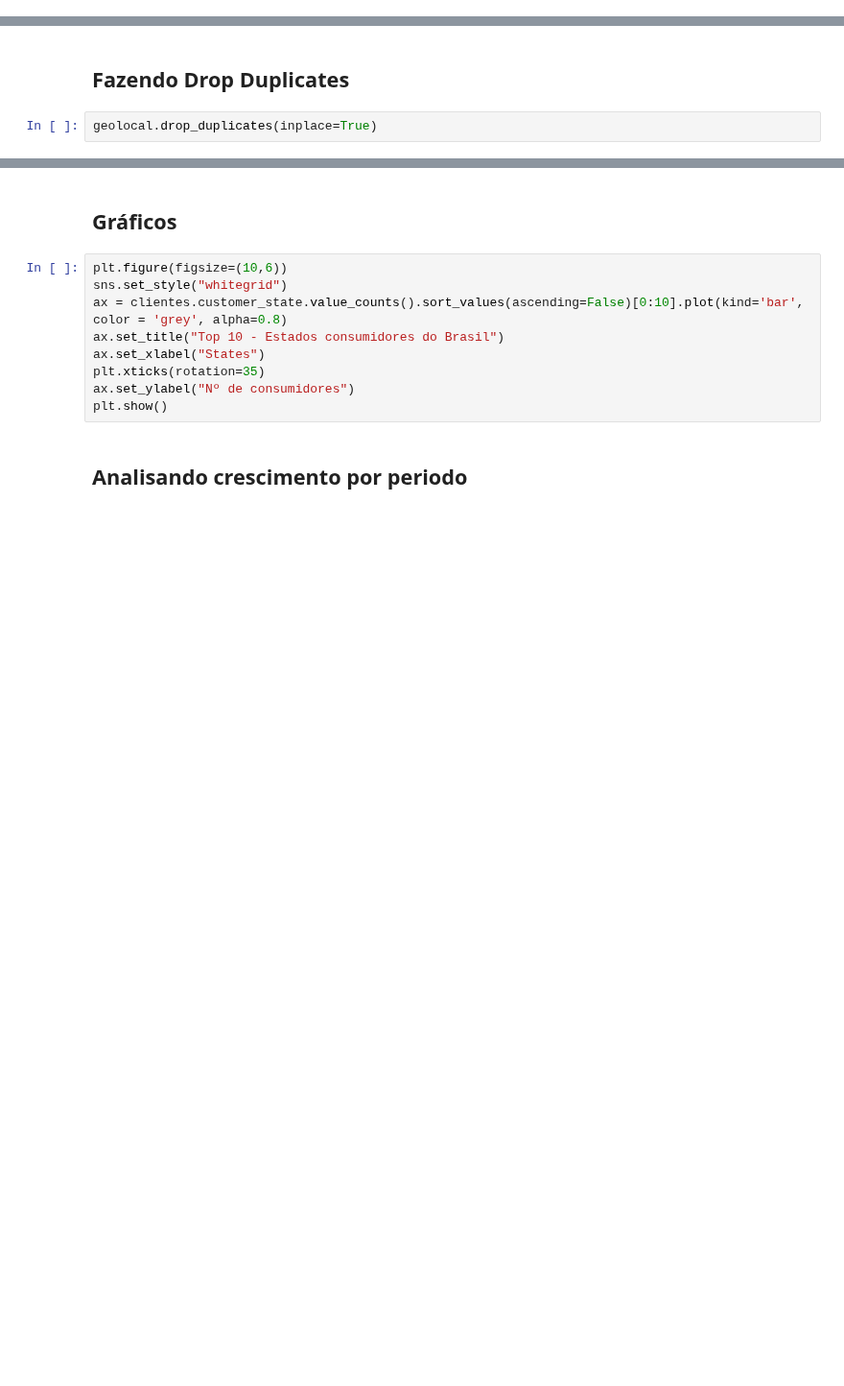
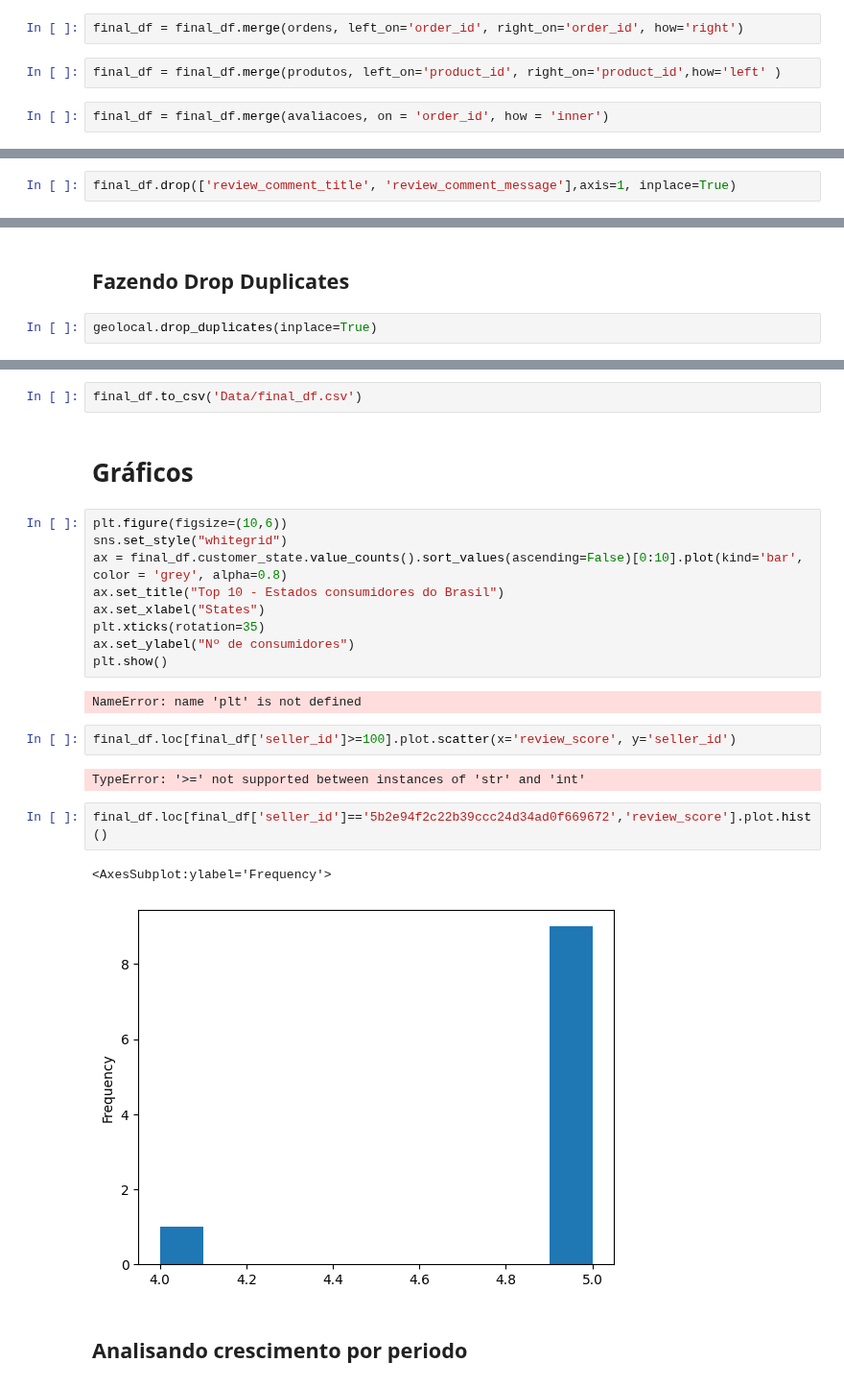
Before and after one commit to claudiagarcia0204/Projeto-Final---Olist, a Jupyter notebook: Projeto Final Olist.ipynb, the cells around one changed output, grey strips where cells are left out. Shown at 96% size. Drawn from its saved outputs; the diff is of its cells as text; blank space fills up the shorter version.

```diff
--- a/Projeto Final Olist.ipynb
+++ b/Projeto Final Olist.ipynb
@@ -284,0 +660,6 @@ geolocal['geolocation_city'].value_counts()
+# %%
+final_df = final_df.merge(ordens, left_on='order_id', right_on='order_id', how='right')
+# %%
+final_df = final_df.merge(produtos, left_on='product_id', right_on='product_id',how='left' )
+# %%
+final_df = final_df.merge(avaliacoes, on = 'order_id', how = 'inner')
@@ -310,0 +693,2 @@ avaliacoes.drop(['review_comment_title', 'review_comment_message'],axis=1, inpla
+# %%
+final_df.drop(['review_comment_title', 'review_comment_message'],axis=1, inplace=True)
@@ -343,14 +710,27 @@ ordens.head(2)
+# %%
+final_df.to_csv('Data/final_df.csv')
 # %% [markdown]
-## Gráficos
+# Gráficos
 # %%
 plt.figure(figsize=(10,6))
 sns.set_style("whitegrid")
-ax = clientes.customer_state.value_counts().sort_values(ascending=False)[0:10].plot(kind='bar', color = 'grey', alpha=0.8)
+ax = final_df.customer_state.value_counts().sort_values(ascending=False)[0:10].plot(kind='bar', color = 'grey', alpha=0.8)
 ax.set_title("Top 10 - Estados consumidores do Brasil")
 ax.set_xlabel("States")
 plt.xticks(rotation=35)
 ax.set_ylabel("Nº de consumidores")
 plt.show()
+# %% [output]
+NameError: name 'plt' is not defined
+# %%
+final_df.loc[final_df['seller_id']>=100].plot.scatter(x='review_score', y='seller_id')
+# %% [output]
+TypeError: '>=' not supported between instances of 'str' and 'int'
+# %%
+final_df.loc[final_df['seller_id']=='5b2e94f2c22b39ccc24d34ad0f669672','review_score'].plot.hist()
+# %% [output]
+<AxesSubplot:ylabel='Frequency'>
+[figure, added]
 # %% [markdown]
 ## Analisando crescimento por periodo
 # %%
```
Also changed, not shown: parts of 141 cells of this notebook, 14 other files.
